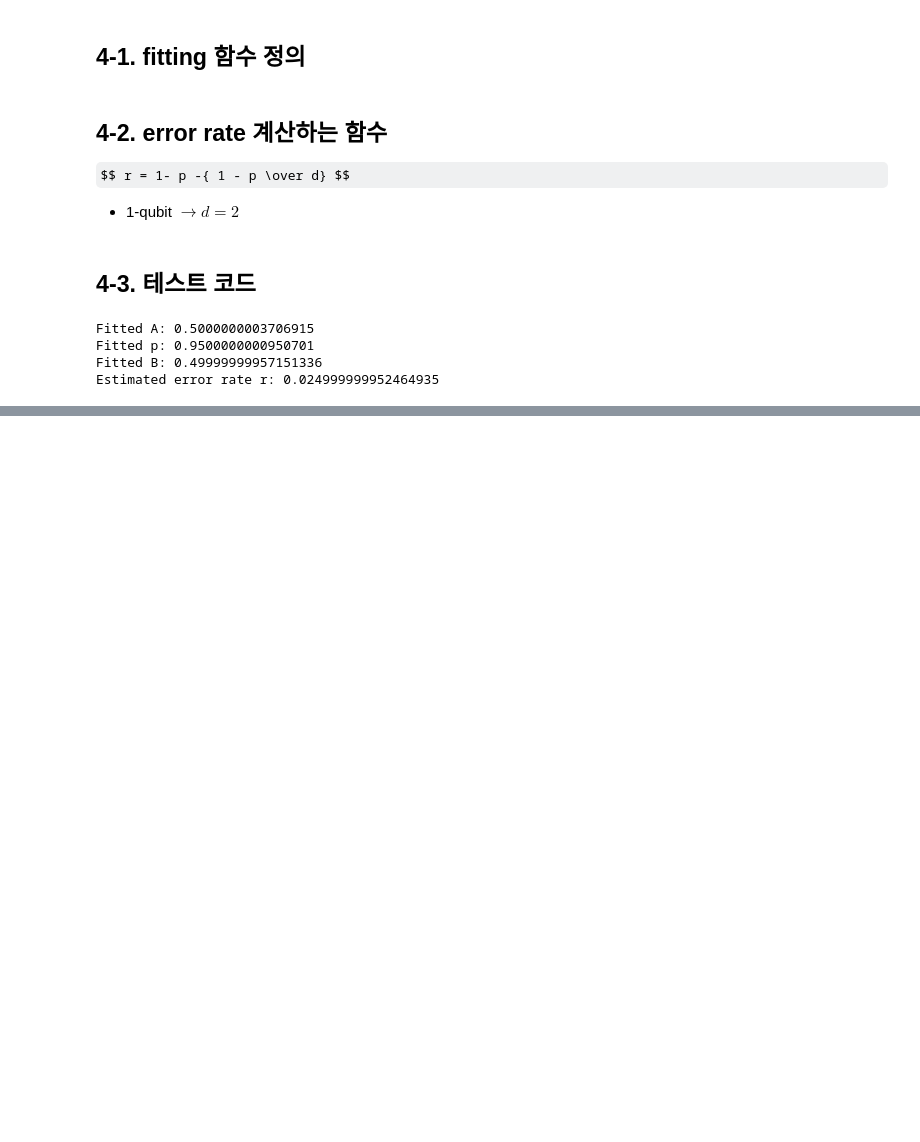
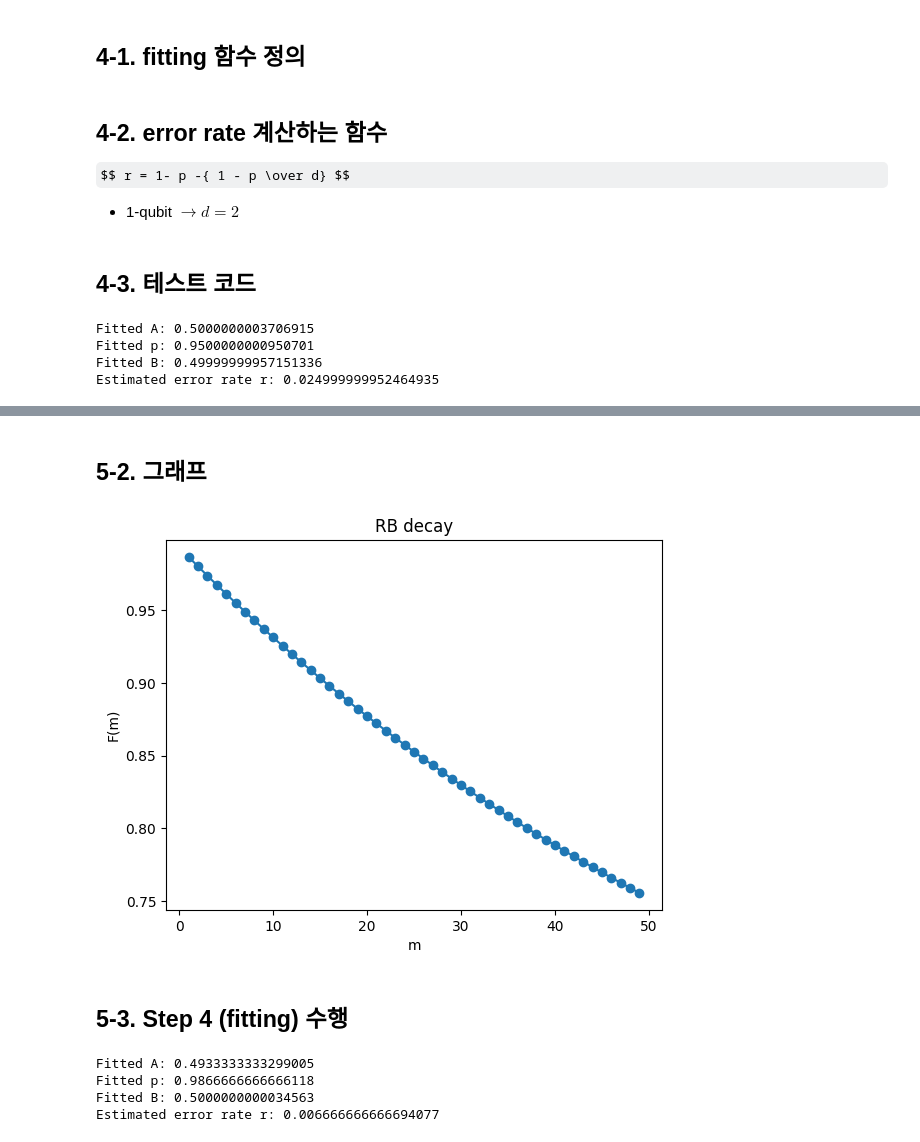
Before and after one commit to Han-JaeHoon/Random-Benchmarking, a Jupyter notebook: RB.ipynb, the cells around one changed output, grey strips where cells are left out. Drawn from its saved outputs; the diff is of its cells as text; code cells hidden in the pictures; some formulas as TeX source; blank space fills up the shorter version.

Commit message:
260408 : F(m) decay plot

```diff
--- a/RB.ipynb
+++ b/RB.ipynb
@@ -382,0 +389,14 @@ Estimated error rate r: 0.024999999952464935
+# %%
+import numpy as np
+
+ms = np.arange(1, 50)
+
+F_list = []
+for m in ms:
+    Fm = average_sequence_fidelity(
+        m,
+        cliffords,
+        K=100,
+        p_noise=0.01   # ← 여기로 control
+    )
+    F_list.append(Fm)
@@ -382,0 +424,26 @@ Estimated error rate r: 0.024999999952464935
+# %% [markdown]
+## 5-2. 그래프
+# %%
+plt.plot(ms, F_list, 'o-')
+plt.xlabel("m")
+plt.ylabel("F(m)")
+plt.title("RB decay")
+plt.show()
+# %% [output]
+[figure, added]
+# %% [markdown]
+## 5-3. Step 4 (fitting) 수행
+# %%
+A, p, B = fit_rb_decay(ms, F_list)
+
+print("Fitted A:", A)
+print("Fitted p:", p)
+print("Fitted B:", B)
+
+r = compute_error_rate(p)
+print("Estimated error rate r:", r)
+# %% [output]
+Fitted A: 0.4933333333299005
+Fitted p: 0.9866666666666118
+Fitted B: 0.5000000000034563
+Estimated error rate r: 0.006666666666694077
```
Also changed, not shown: parts of 9 cells of this notebook.
